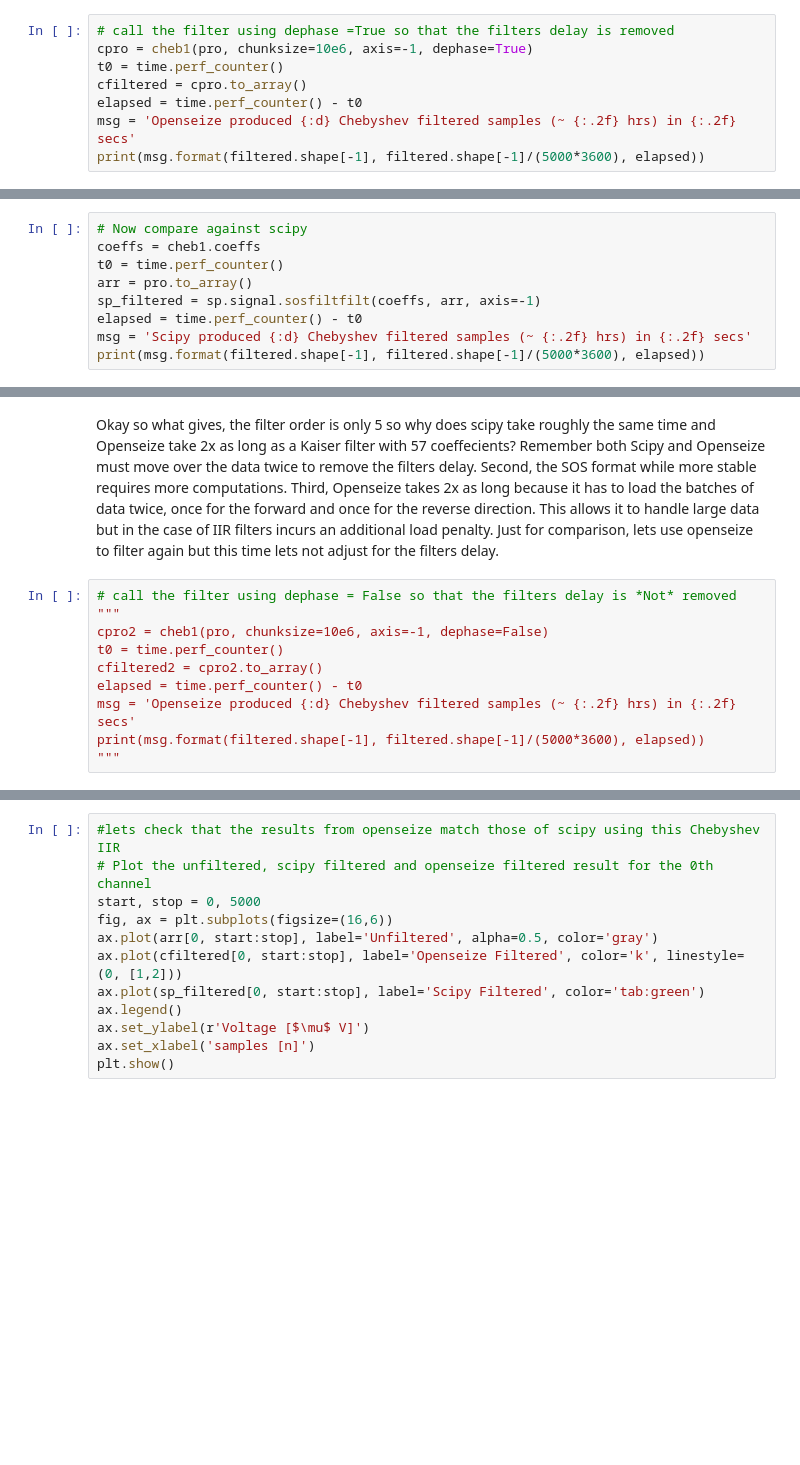
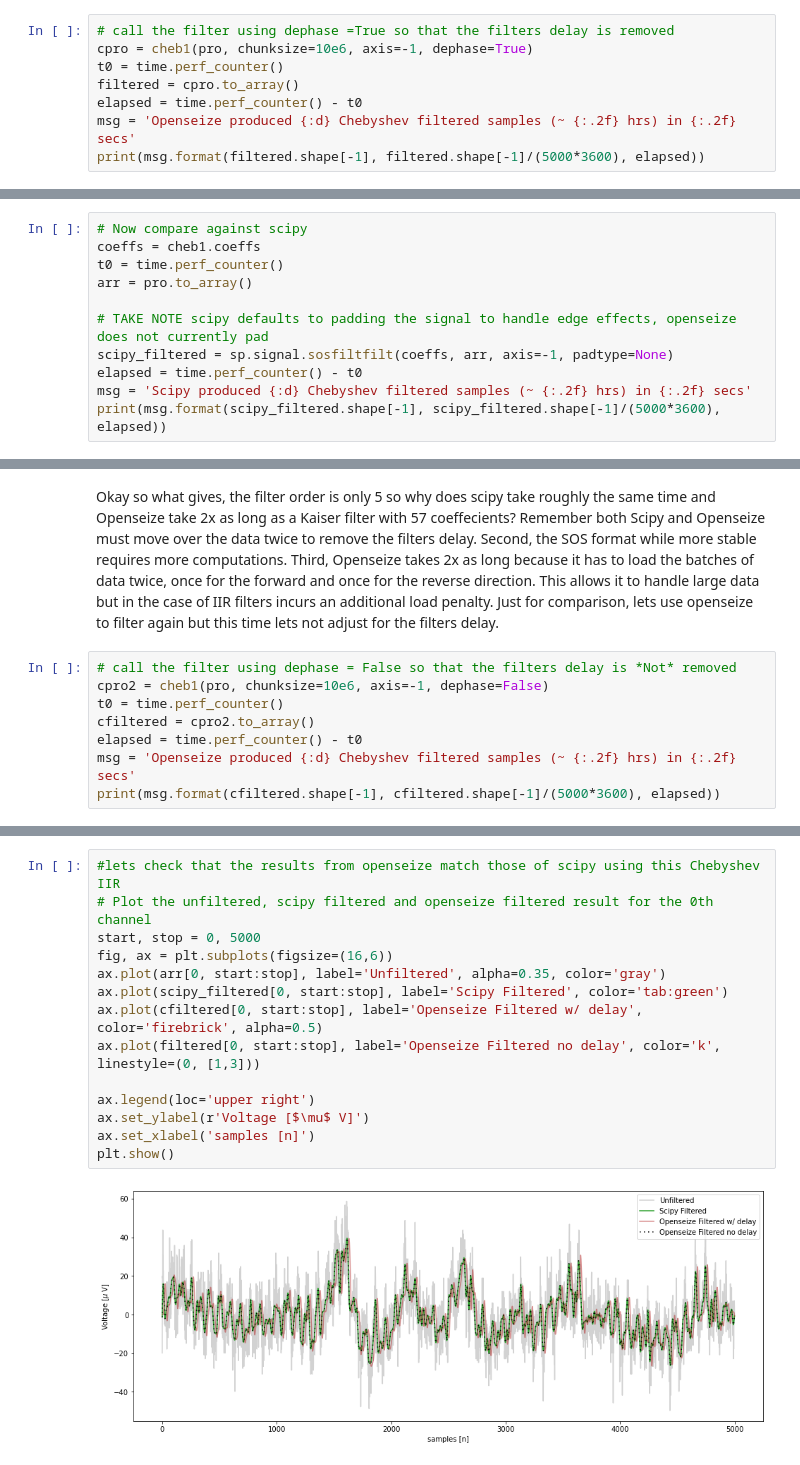
Before and after one commit to mscaudill/openseize, a Jupyter notebook: demos/filtering.ipynb, the cells around one changed output, grey strips where cells are left out. Cells and saved outputs as stored; diff of their text form; blank space fills up the shorter version.

```diff
--- a/demos/filtering.ipynb
+++ b/demos/filtering.ipynb
@@ -1266,7 +1266,7 @@ __call__(data, chunksize, axis, dephase=True, zi=None, **kwargs) method of opens
 # call the filter using dephase =True so that the filters delay is removed
 cpro = cheb1(pro, chunksize=10e6, axis=-1, dephase=True)
 t0 = time.perf_counter()
-cfiltered = cpro.to_array()
+filtered = cpro.to_array()
 elapsed = time.perf_counter() - t0
 msg = 'Openseize produced {:d} Chebyshev filtered samples (~ {:.2f} hrs) in {:.2f} secs'
 print(msg.format(filtered.shape[-1], filtered.shape[-1]/(5000*3600), elapsed))
@@ -1277,8 +1277,10 @@ Openseize produced 18875000 Chebyshev filtered samples (~ 1.05 hrs) in 7.38 secs
 coeffs = cheb1.coeffs
 t0 = time.perf_counter()
 arr = pro.to_array()
-sp_filtered = sp.signal.sosfiltfilt(coeffs, arr, axis=-1)
+
+# TAKE NOTE scipy defaults to padding the signal to handle edge effects, openseize does not currently pad
+scipy_filtered = sp.signal.sosfiltfilt(coeffs, arr, axis=-1, padtype=None)
 elapsed = time.perf_counter() - t0
 msg = 'Scipy produced {:d} Chebyshev filtered samples (~ {:.2f} hrs) in {:.2f} secs'
-print(msg.format(filtered.shape[-1], filtered.shape[-1]/(5000*3600), elapsed))
+print(msg.format(scipy_filtered.shape[-1], scipy_filtered.shape[-1]/(5000*3600), elapsed))
 # %% [output]
@@ -1287,12 +1289,10 @@ Scipy produced 18875000 Chebyshev filtered samples (~ 1.05 hrs) in 4.27 secs
 Okay so what gives, the filter order is only 5 so why does scipy take roughly the same time and Openseize take 2x as long as a Kaiser filter with 57 coeffecients? Remember both Scipy and Openseize must move over the data twice to remove the filters delay. Second, the SOS format while more stable requires more computations. Third, Openseize takes 2x as long because it has to load the batches of data twice, once for the forward and once for the reverse direction. This allows it to handle large data but in the case of IIR filters incurs an additional load penalty. Just for comparison, lets use openseize to filter again but this time lets not adjust for the filters delay.
 # %%
 # call the filter using dephase = False so that the filters delay is *Not* removed
-"""
 cpro2 = cheb1(pro, chunksize=10e6, axis=-1, dephase=False)
 t0 = time.perf_counter()
-cfiltered2 = cpro2.to_array()
+cfiltered = cpro2.to_array()
 elapsed = time.perf_counter() - t0
 msg = 'Openseize produced {:d} Chebyshev filtered samples (~ {:.2f} hrs) in {:.2f} secs'
-print(msg.format(filtered.shape[-1], filtered.shape[-1]/(5000*3600), elapsed))
-"""
+print(msg.format(cfiltered.shape[-1], cfiltered.shape[-1]/(5000*3600), elapsed))
 # %% [output]
@@ -1302,15 +1302,19 @@ So this is about 25% faster on an hours worth of data using 10E6 samples in a ba
 # %%
 #lets check that the results from openseize match those of scipy using this Chebyshev IIR
 # Plot the unfiltered, scipy filtered and openseize filtered result for the 0th channel
 start, stop = 0, 5000
 fig, ax = plt.subplots(figsize=(16,6))
-ax.plot(arr[0, start:stop], label='Unfiltered', alpha=0.5, color='gray')
-ax.plot(cfiltered[0, start:stop], label='Openseize Filtered', color='k', linestyle=(0, [1,2]))
-ax.plot(sp_filtered[0, start:stop], label='Scipy Filtered', color='tab:green')
-ax.legend()
+ax.plot(arr[0, start:stop], label='Unfiltered', alpha=0.35, color='gray')
+ax.plot(scipy_filtered[0, start:stop], label='Scipy Filtered', color='tab:green')
+ax.plot(cfiltered[0, start:stop], label='Openseize Filtered w/ delay', color='firebrick', alpha=0.5)
+ax.plot(filtered[0, start:stop], label='Openseize Filtered no delay', color='k', linestyle=(0, [1,3]))
+
+ax.legend(loc='upper right')
 ax.set_ylabel(r'Voltage [$\mu$ V]')
 ax.set_xlabel('samples [n]')
 plt.show()
+# %% [output]
+[figure, added]
 # %%
 # also lets make sure the results match across all samples and across all channels
 msg = 'Does Scipy Filtered == Openseize Filtered for all {} channels and all {} samples'
```
Also changed, not shown: parts of 39 cells of this notebook.
